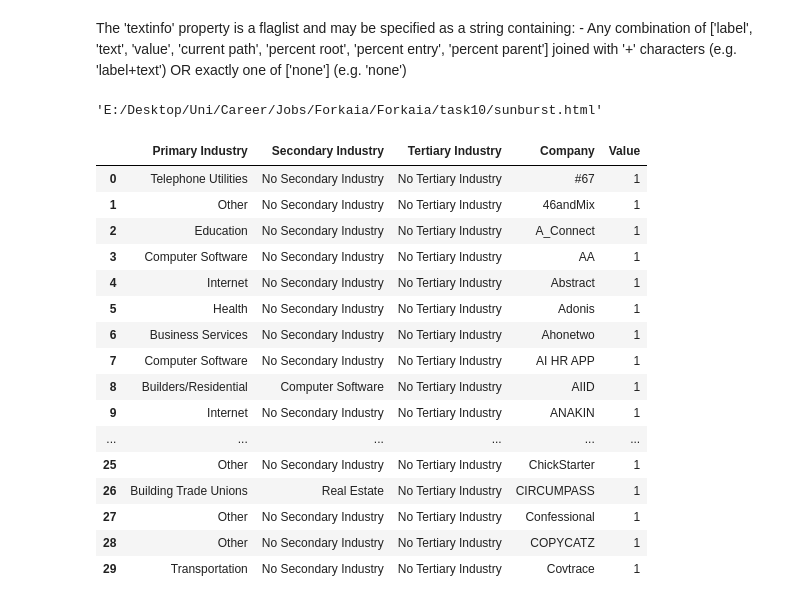
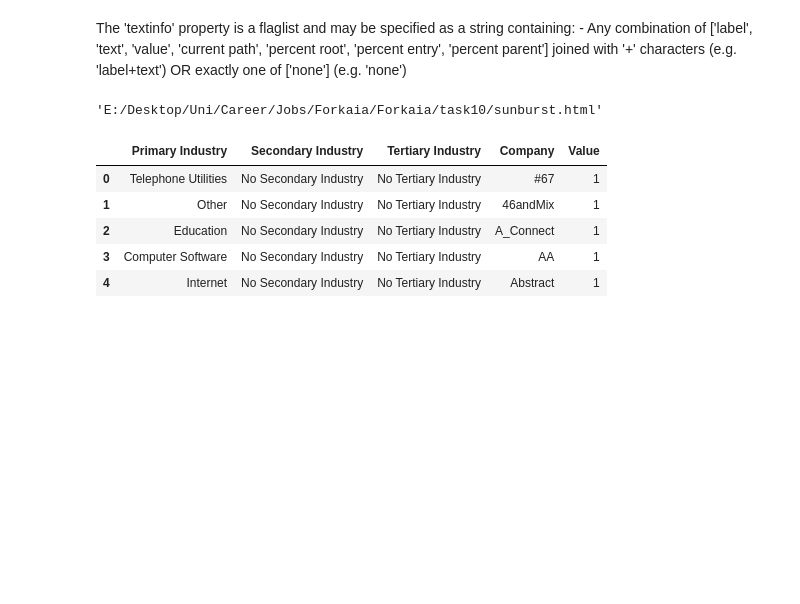
Before and after one commit to JoyChang10/Forkaia, a Jupyter notebook: task10/industry_visualization.ipynb, the cells around one changed output. Saved outputs shown, nothing was run; the diff lists cells and outputs as text; code cells hidden in the pictures; blank space fills up the shorter version.

```diff
--- a/task10/industry_visualization.ipynb
+++ b/task10/industry_visualization.ipynb
@@ -240,11 +239,11 @@ plotly.offline.plot(fig, filename='E:/Desktop/Uni/Career/Jobs/Forkaia/Forkaia/ta
 # Create treemap data structure
 treemap_data = []
 for _, row in df.iterrows():
-    industries_treemap = [ind.strip() for ind in row['Industry'].split(',') if ind.strip()]
+    industries = [ind.strip() for ind in row['Industry'].split(',') if ind.strip()]
 
-    primary_industry = industries_treemap[0] if len(industries_treemap) > 0 else 'No Primary Industry'
-    secondary_industry = industries_treemap[1] if len(industries_treemap) > 1 else 'No Secondary Industry'
-    tertiary_industry = industries_treemap[2] if len(industries_treemap) > 2 else 'No Tertiary Industry'
+    primary_industry = industries[0] if len(industries) > 0 else 'No Primary Industry'
+    secondary_industry = industries[1] if len(industries) > 1 else 'No Secondary Industry'
+    tertiary_industry = industries[2] if len(industries) > 2 else 'No Tertiary Industry'
 
     treemap_data.append({
         'Primary Industry': primary_industry,
@@ -260,25 +259,14 @@ treemap_df = pd.DataFrame(treemap_data)
 # Replace None values with empty strings
 treemap_df = treemap_df.fillna('No Data')
 # %%
-treemap_df[:30]
+treemap_df.head()
 # %% [output]
 |  | Primary Industry | Secondary Industry | Tertiary Industry | Company | Value |
 | 0 | Telephone Utilities | No Secondary Industry | No Tertiary Industry | #67 | 1 |
 | 1 | Other | No Secondary Industry | No Tertiary Industry | 46andMix | 1 |
 | 2 | Education | No Secondary Industry | No Tertiary Industry | A_Connect | 1 |
 | 3 | Computer Software | No Secondary Industry | No Tertiary Industry | AA | 1 |
 | 4 | Internet | No Secondary Industry | No Tertiary Industry | Abstract | 1 |
-| 5 | Health | No Secondary Industry | No Tertiary Industry | Adonis | 1 |
-| 6 | Business Services | No Secondary Industry | No Tertiary Industry | Ahonetwo | 1 |
-| 7 | Computer Software | No Secondary Industry | No Tertiary Industry | AI HR APP | 1 |
-| 8 | Builders/Residential | Computer Software | No Tertiary Industry | AIID | 1 |
-| 9 | Internet | No Secondary Industry | No Tertiary Industry | ANAKIN | 1 |
-| ... | ... | ... | ... | ... | ... |
-| 25 | Other | No Secondary Industry | No Tertiary Industry | ChickStarter | 1 |
-| 26 | Building Trade Unions | Real Estate | No Tertiary Industry | CIRCUMPASS | 1 |
-| 27 | Other | No Secondary Industry | No Tertiary Industry | Confessional | 1 |
-| 28 | Other | No Secondary Industry | No Tertiary Industry | COPYCATZ | 1 |
-| 29 | Transportation | No Secondary Industry | No Tertiary Industry | Covtrace | 1 |
 # %%
 # Generate treemap
 fig = px.treemap(
```
Also changed, not shown: parts of 5 cells of this notebook, 19 other files.
